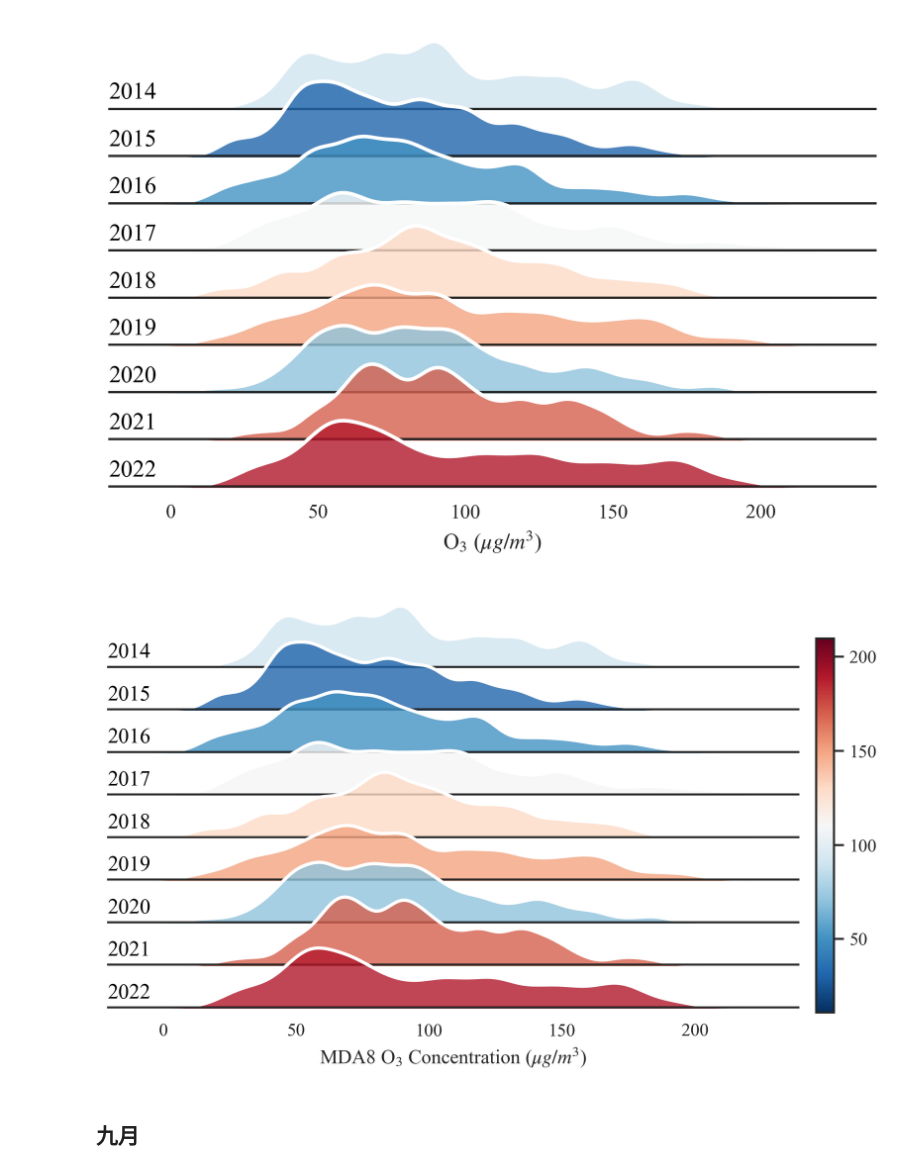
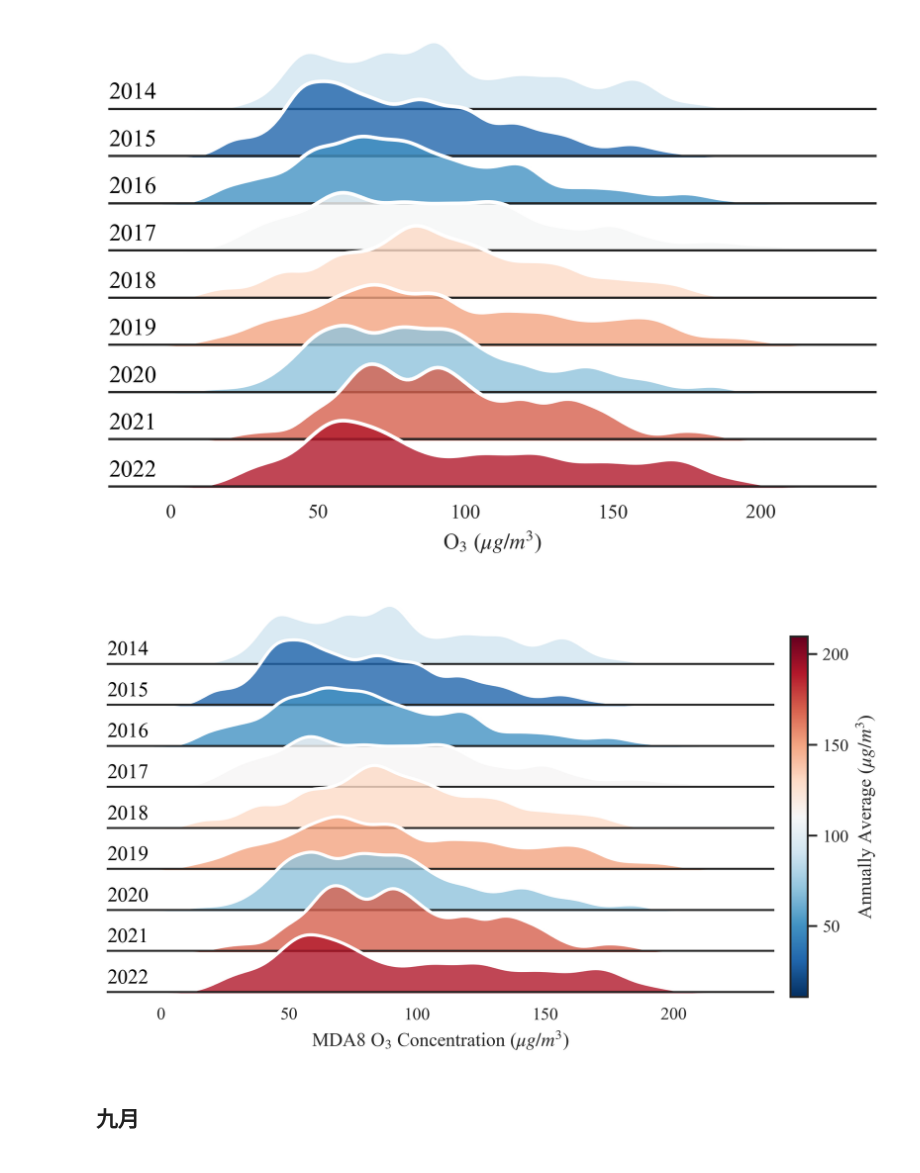
Before and after one commit to Iphisxu/MasterGRAD-Annually, a Jupyter notebook: scripts/OBS_yrs/plot_ridge_new.ipynb, the cells around one changed output. Saved outputs shown, nothing was run; the diff lists cells and outputs as text; code cells hidden in the pictures.

```diff
--- a/scripts/OBS_yrs/plot_ridge_new.ipynb
+++ b/scripts/OBS_yrs/plot_ridge_new.ipynb
@@ -99,35 +99,36 @@ grid = sns.FacetGrid(mda8_df, row='year', hue='year', height=0.5,
 
 # 绘制山脊图
 grid.map(sns.kdeplot, "avg", bw_adjust=0.5, clip_on=False,
          shade=True, alpha=0.8, linewidth=1.5)
 grid.map(sns.kdeplot, "avg", clip_on=False, color="w", lw=2, bw_adjust=0.5)
 
 # 添加标签
 def label(x, color, label):
     ax = plt.gca()
     ax.text(0, .2, label, color='black', fontsize=13,
             ha="left", va="center", transform=ax.transAxes)
 
 grid.map(label, "year")
 grid.set(yticks=[])
 grid.set(xlabel='MDA8 O$_3$ Concentration ($\mu$$g/m$$^3$)')
 grid.set_titles('')
 grid.set_ylabels('')
 grid.despine(left=True)
 
 # 创建颜色条
 # fig, ax = plt.subplots()
 cax = grid.fig.add_axes([0.92, 0.1, 0.02, 0.7])
 sm = plt.cm.ScalarMappable(cmap=usepalette)
 sm.set_array(mda8['avg'])  # 设置颜色映射的值范围
 cbar = plt.colorbar(sm, cax=cax)
 cbar.set_ticks(np.arange(50,201,50))
-# cbar.ax.set_title('Annually Average')
+cbar.set_label('Annually Average ($\mu$$g/m$$^3$)')
+# cbar.ax.set_title('Annual Average')
 # 显示图形
 plt.subplots_adjust(hspace=-0.4)
 plt.show()
 # %% [output]
-[figure, old version]
+[figure, new version]
 # %% [markdown]
 ## 九月
 # %%
```
